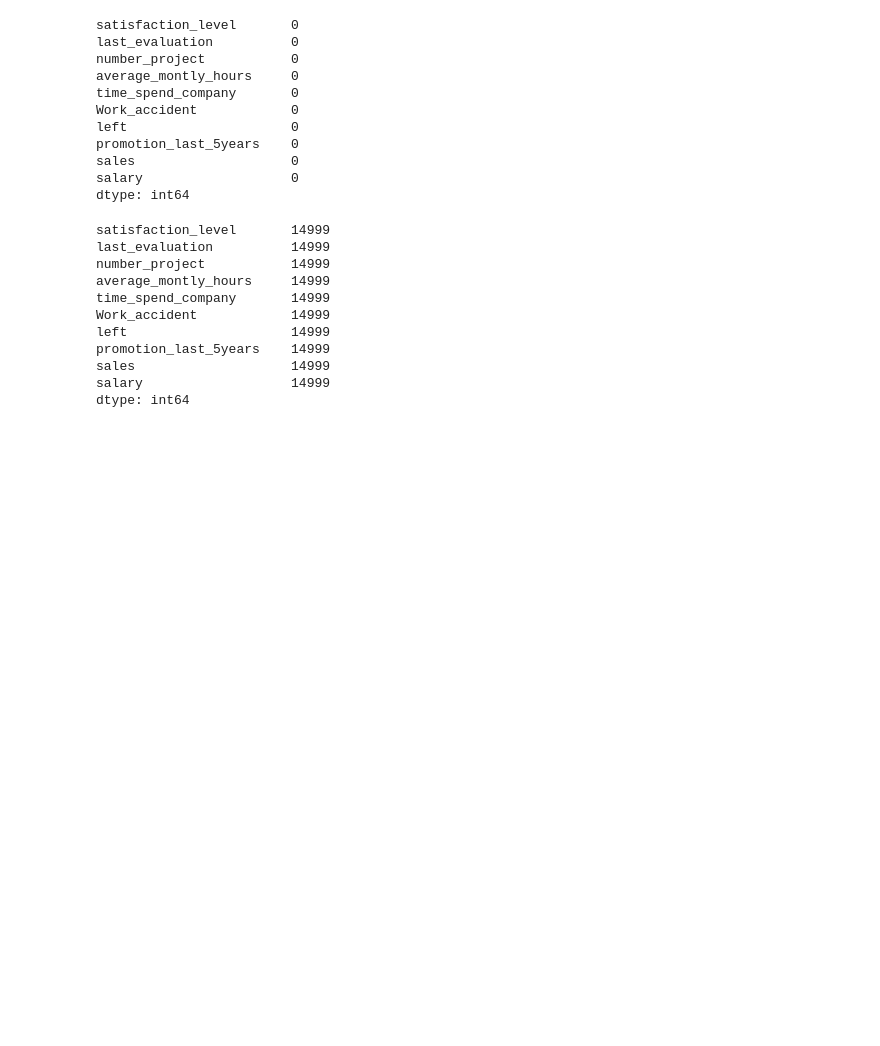
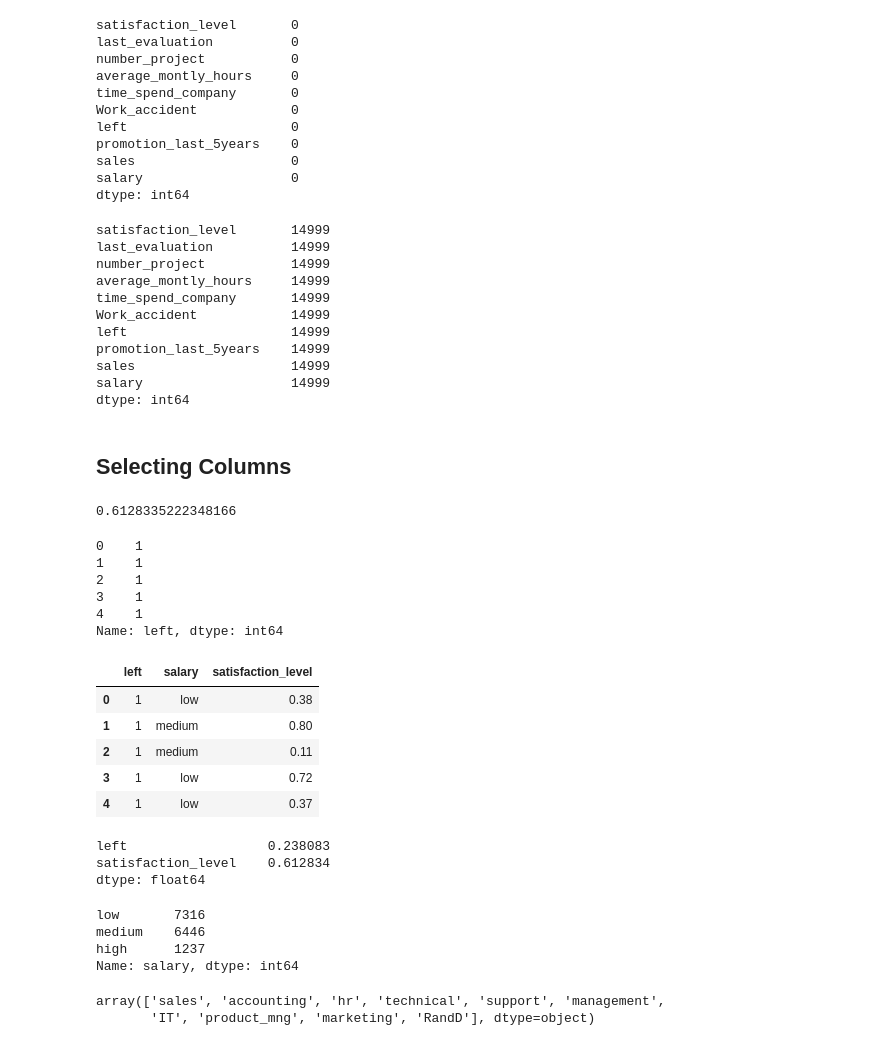
Before and after one commit to intelspeedstep/IDS748, a Jupyter notebook: Week 2.ipynb, the cells around one changed output. Cells and saved outputs as stored; diff of their text form; code cells hidden in the pictures; blank space fills up the shorter version.

```diff
--- a/Week 2.ipynb
+++ b/Week 2.ipynb
@@ -365,3 +365,51 @@ promotion_last_5years    14999
 sales                    14999
 salary                   14999
 dtype: int64
+# %% [markdown]
+## Selecting Columns
+# %%
+# dot notation
+df.satisfaction_level.mean()
+# %% [output]
+0.6128335222348166
+# %%
+# square bracket notation
+df['left'].head()
+# %% [output]
+0    1
+1    1
+2    1
+3    1
+4    1
+Name: left, dtype: int64
+# %%
+# multiple variables
+df[['left', 'salary', 'satisfaction_level']].head()
+# %% [output]
+|  | left | salary | satisfaction_level |
+| 0 | 1 | low | 0.38 |
+| 1 | 1 | medium | 0.80 |
+| 2 | 1 | medium | 0.11 |
+| 3 | 1 | low | 0.72 |
+| 4 | 1 | low | 0.37 |
+# %%
+# multiple variables
+df[['left', 'salary', 'satisfaction_level']].mean()
+# %% [output]
+left                  0.238083
+satisfaction_level    0.612834
+dtype: float64
+# %%
+# value counts
+df.salary.value_counts()
+# %% [output]
+low       7316
+medium    6446
+high      1237
+Name: salary, dtype: int64
+# %%
+# unique values
+df.sales.unique()
+# %% [output]
+array(['sales', 'accounting', 'hr', 'technical', 'support', 'management',
+       'IT', 'product_mng', 'marketing', 'RandD'], dtype=object)
```
Also changed, not shown: parts of 13 cells of this notebook.
